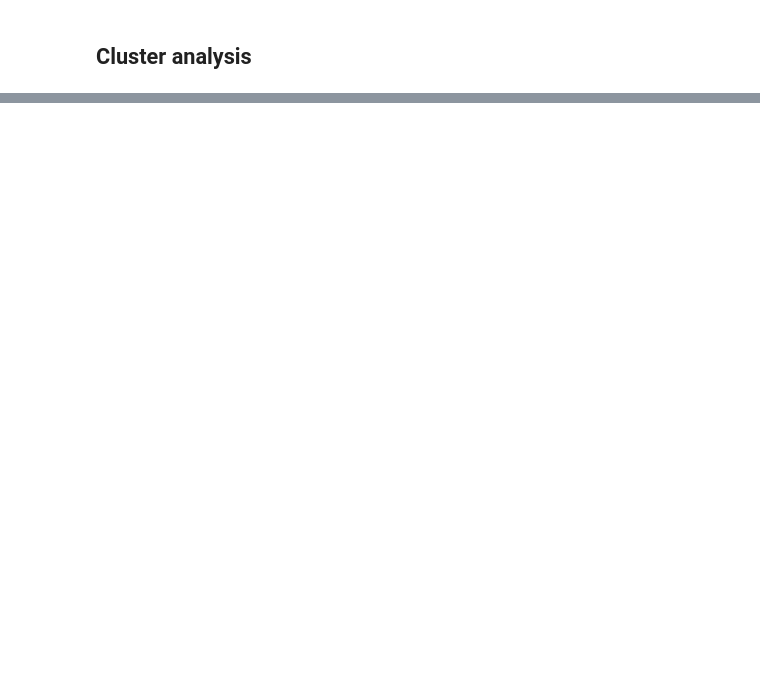
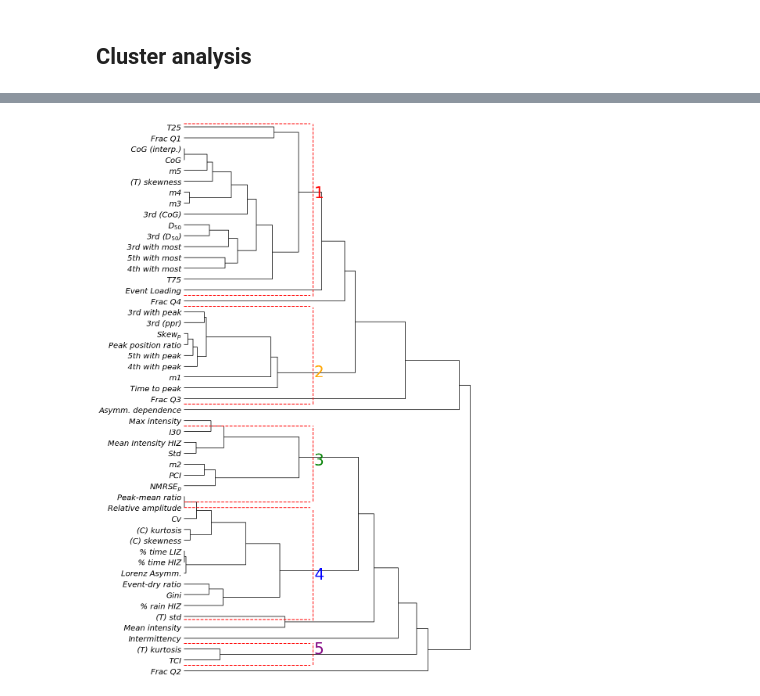
Before and after one commit to masher92/MetricEvaluation, a Jupyter notebook: ClusterAnalysis/AnalyseResults_MetricCrossover.ipynb, the cells around one changed output, grey strips where cells are left out. Drawn from its saved outputs; the diff is of its cells as text; code cells hidden in the pictures; blank space fills up the shorter version.

```diff
--- a/ClusterAnalysis/AnalyseResults_MetricCrossover.ipynb
+++ b/ClusterAnalysis/AnalyseResults_MetricCrossover.ipynb
@@ -574,0 +134,78 @@ third_ppr, 3rd_ARR
+# %%
+# --- Extract all metrics present in transformed_minmax_scaled ---
+all_metric_names = names
+
+# --- Assign types ---
+metric_type_df = (
+    pd.DataFrame({'metric': all_metric_names})
+    .assign(type_2=lambda df: df['metric'].map(type_mapping)))
+
+metric_type_df.fillna('Categorical', inplace=True)
+# %%
+# Build color lookup from metric name → type color
+type_lookup = dict(zip(all_metric_names, metric_type_df['type_2']))
+
+# 1 - absolute correlation → distance
+corr = data_for_clustering.T.corr().abs()
+dist = 1 - corr
+dist_condensed = squareform(dist.values)  # convert to condensed form for linkage
+
+Z = linkage(dist_condensed, method='average')  # or 'complete', 'single', etc.
+n_clusters = 12
+threshold = Z[-(n_clusters - 1), 2]
+fig, ax = plt.subplots(figsize=(14, 20))
+ddata = dendrogram(Z, labels=data_for_clustering.index,leaf_rotation=0, leaf_font_size=20,  orientation='right',   ax=ax,
+                   color_threshold=0, above_threshold_color='black')
+
+for cut in [0.42]:
+    plt.axvline(cut, color='red', linewidth=2, ymin=0.685, ymax=0.995, linestyle='dashed',zorder=5)
+for cut in [350, 508]:
+    plt.axhline(cut, color='red', linewidth=2, zorder=5, xmin=0, linestyle='dashed',xmax=0.42)
+ax.text(0.44, 440, '1', horizontalalignment='center', color='red', size =40)
+
+for cut in [0.42]:
+    plt.axvline(cut, color='red', linewidth=2, linestyle='dashed',ymin=0.49, ymax=0.665, zorder=5)
+for cut in [250, 340]:
+    plt.axhline(cut, color='red', linewidth=2, linestyle='dashed',zorder=5, xmin=0, xmax=0.42)
+ax.text(0.44, 275, '2', horizontalalignment='center', color='orange', size =40)
+
+for cut in [0.42]:
+    plt.axvline(cut, color='red', linewidth=2, linestyle='dashed',ymin=0.315, ymax=0.452, zorder=5)
+for cut in [160, 230]:
+    plt.axhline(cut, color='red', linewidth=2, linestyle='dashed',zorder=5, xmin=0, xmax=0.42)
+ax.text(0.44, 194, '3', horizontalalignment='center', color='green', size =40)
+
+for cut in [0.42]:
+    plt.axvline(cut, color='red', linewidth=2, linestyle='dashed',ymin=0.10, ymax=0.302, zorder=5)
+for cut in [52, 155]:
+    plt.axhline(cut, color='red', linewidth=2, linestyle='dashed',zorder=5, xmin=0, xmax=0.42)
+ax.text(0.44, 89, '4', horizontalalignment='center', color='blue', size =40)
+
+for cut in [0.42]:
+    plt.axvline(cut, color='red', linewidth=2, linestyle='dashed',ymin=0.02, ymax=0.06, zorder=5)
+for cut in [10, 30]:
+    plt.axhline(cut, color='red', linewidth=2, linestyle='dashed',zorder=5, xmin=0, xmax=0.42)
+ax.text(0.44, 21, '5', horizontalalignment='center', color='purple', size =40)
+
+
+# Title, layout
+# ax.set_title(f'Hierarchical Clustering of Rainfall Metrics ({n_clusters} Clusters)', fontsize=16)
+ax = plt.gca()
+
+# Make the tick labels italic
+for label in ax.get_yticklabels():
+    label.set_fontstyle('italic')
+
+# Hide all spines (box/frame)
+for spine in ax.spines.values():
+    spine.set_visible(False)
+
+# Show only x-axis ticks and labels
+ax.xaxis.set_visible(False)
+ax.yaxis.set_visible(True)  # hides y-axis ticks and labels
+
+plt.tight_layout()
+fig.savefig("../Figures/hierarchical_cluster.png", dpi=300, facecolor='white')
+plt.show()
+# %% [output]
+[figure, added]
```
Also changed, not shown: parts of 36 cells of this notebook, 2 other files.
